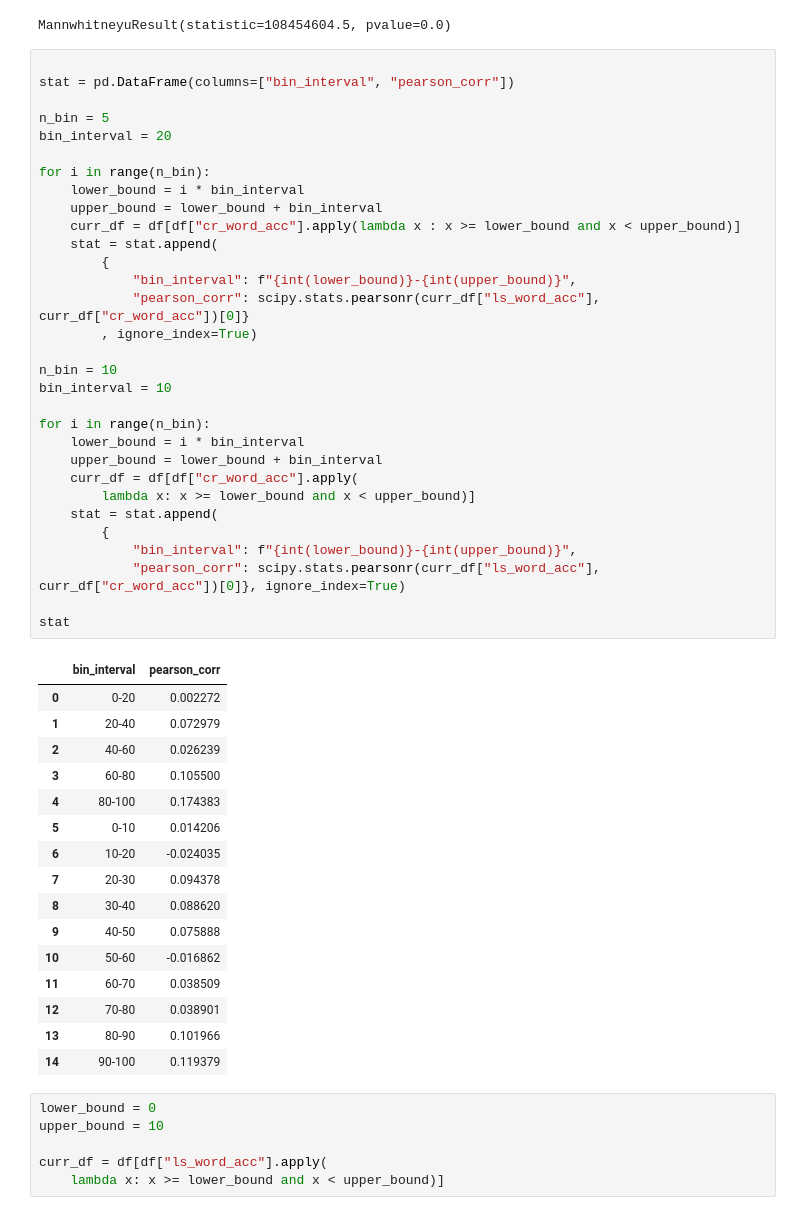
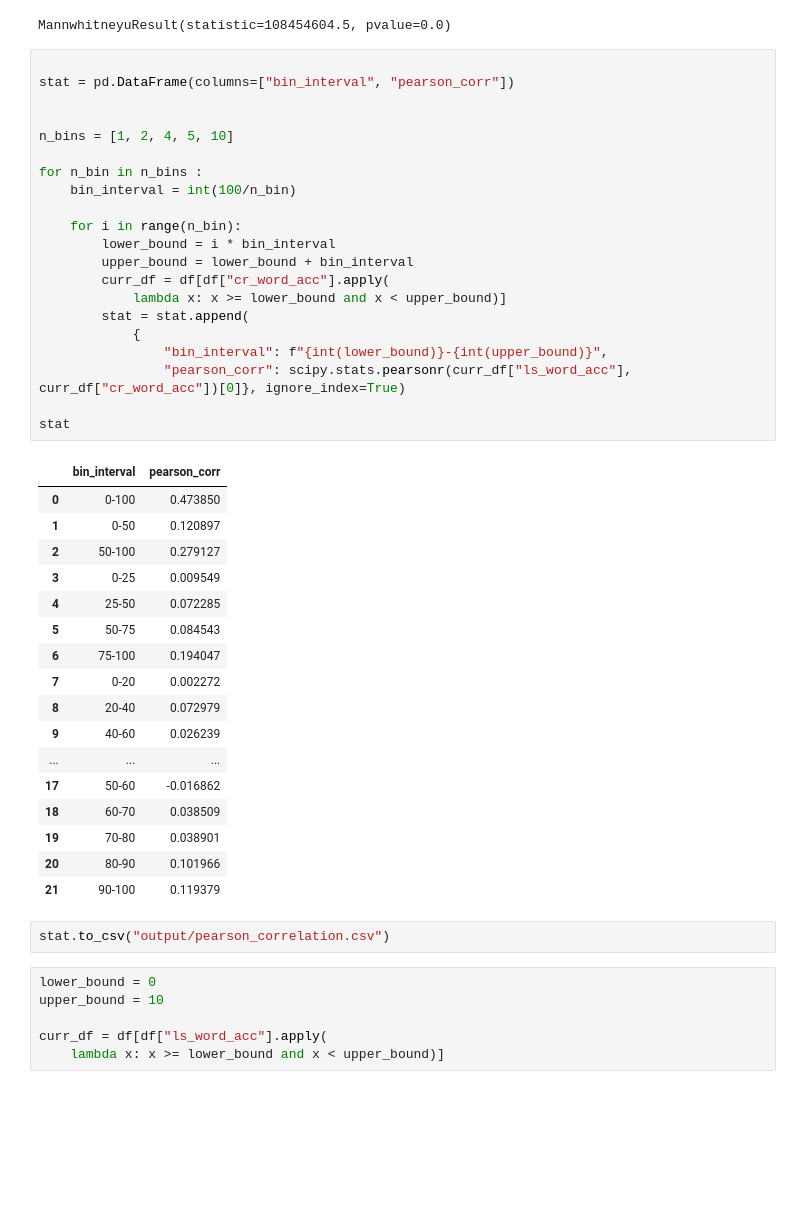
Before and after one commit to mhilmiasyrofi/evaluateASREvolve, a Jupyter notebook: erorr_visualization.ipynb, the cells around one changed output. Drawn from its saved outputs; the diff is of its cells as text; blank space fills up the shorter version.

Commit message:
chore(): export pearson correlation statistic

```diff
--- a/erorr_visualization.ipynb
+++ b/erorr_visualization.ipynb
@@ -705,51 +705,44 @@ MannwhitneyuResult(statistic=108454604.5, pvalue=0.0)
 # %%
 
 stat = pd.DataFrame(columns=["bin_interval", "pearson_corr"])
 
-n_bin = 5
-bin_interval = 20
 
-for i in range(n_bin):
-    lower_bound = i * bin_interval
-    upper_bound = lower_bound + bin_interval
-    curr_df = df[df["cr_word_acc"].apply(lambda x : x >= lower_bound and x < upper_bound)]
-    stat = stat.append(
-        {
-            "bin_interval": f"{int(lower_bound)}-{int(upper_bound)}",
-            "pearson_corr": scipy.stats.pearsonr(curr_df["ls_word_acc"], curr_df["cr_word_acc"])[0]}
-        , ignore_index=True)
+n_bins = [1, 2, 4, 5, 10]
 
-n_bin = 10
-bin_interval = 10
+for n_bin in n_bins :
+    bin_interval = int(100/n_bin)
 
-for i in range(n_bin):
-    lower_bound = i * bin_interval
-    upper_bound = lower_bound + bin_interval
-    curr_df = df[df["cr_word_acc"].apply(
-        lambda x: x >= lower_bound and x < upper_bound)]
-    stat = stat.append(
-        {
-            "bin_interval": f"{int(lower_bound)}-{int(upper_bound)}",
-            "pearson_corr": scipy.stats.pearsonr(curr_df["ls_word_acc"], curr_df["cr_word_acc"])[0]}, ignore_index=True)
+    for i in range(n_bin):
+        lower_bound = i * bin_interval
+        upper_bound = lower_bound + bin_interval
+        curr_df = df[df["cr_word_acc"].apply(
+            lambda x: x >= lower_bound and x < upper_bound)]
+        stat = stat.append(
+            {
+                "bin_interval": f"{int(lower_bound)}-{int(upper_bound)}",
+                "pearson_corr": scipy.stats.pearsonr(curr_df["ls_word_acc"], curr_df["cr_word_acc"])[0]}, ignore_index=True)
 
 stat
 # %% [output]
 |  | bin_interval | pearson_corr |
-| 0 | 0-20 | 0.002272 |
-| 1 | 20-40 | 0.072979 |
-| 2 | 40-60 | 0.026239 |
-| 3 | 60-80 | 0.105500 |
-| 4 | 80-100 | 0.174383 |
-| 5 | 0-10 | 0.014206 |
-| 6 | 10-20 | -0.024035 |
-| 7 | 20-30 | 0.094378 |
-| 8 | 30-40 | 0.088620 |
-| 9 | 40-50 | 0.075888 |
-| 10 | 50-60 | -0.016862 |
-| 11 | 60-70 | 0.038509 |
-| 12 | 70-80 | 0.038901 |
-| 13 | 80-90 | 0.101966 |
-| 14 | 90-100 | 0.119379 |
+| 0 | 0-100 | 0.473850 |
+| 1 | 0-50 | 0.120897 |
+| 2 | 50-100 | 0.279127 |
+| 3 | 0-25 | 0.009549 |
+| 4 | 25-50 | 0.072285 |
+| 5 | 50-75 | 0.084543 |
+| 6 | 75-100 | 0.194047 |
+| 7 | 0-20 | 0.002272 |
+| 8 | 20-40 | 0.072979 |
+| 9 | 40-60 | 0.026239 |
+| ... | ... | ... |
+| 17 | 50-60 | -0.016862 |
+| 18 | 60-70 | 0.038509 |
+| 19 | 70-80 | 0.038901 |
+| 20 | 80-90 | 0.101966 |
+| 21 | 90-100 | 0.119379 |
+# %%
+stat.to_csv("output/pearson_correlation.csv")
 # %%
 lower_bound = 0
 upper_bound = 10
```
